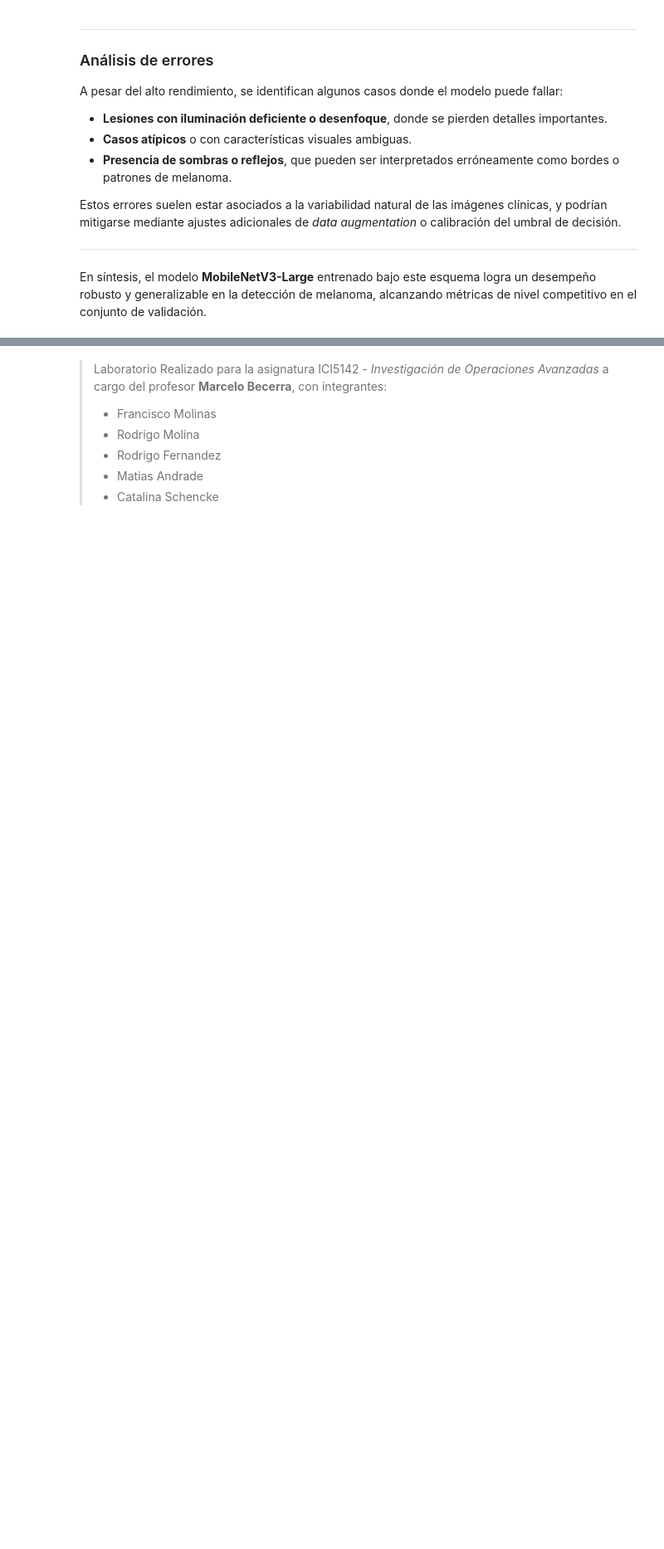
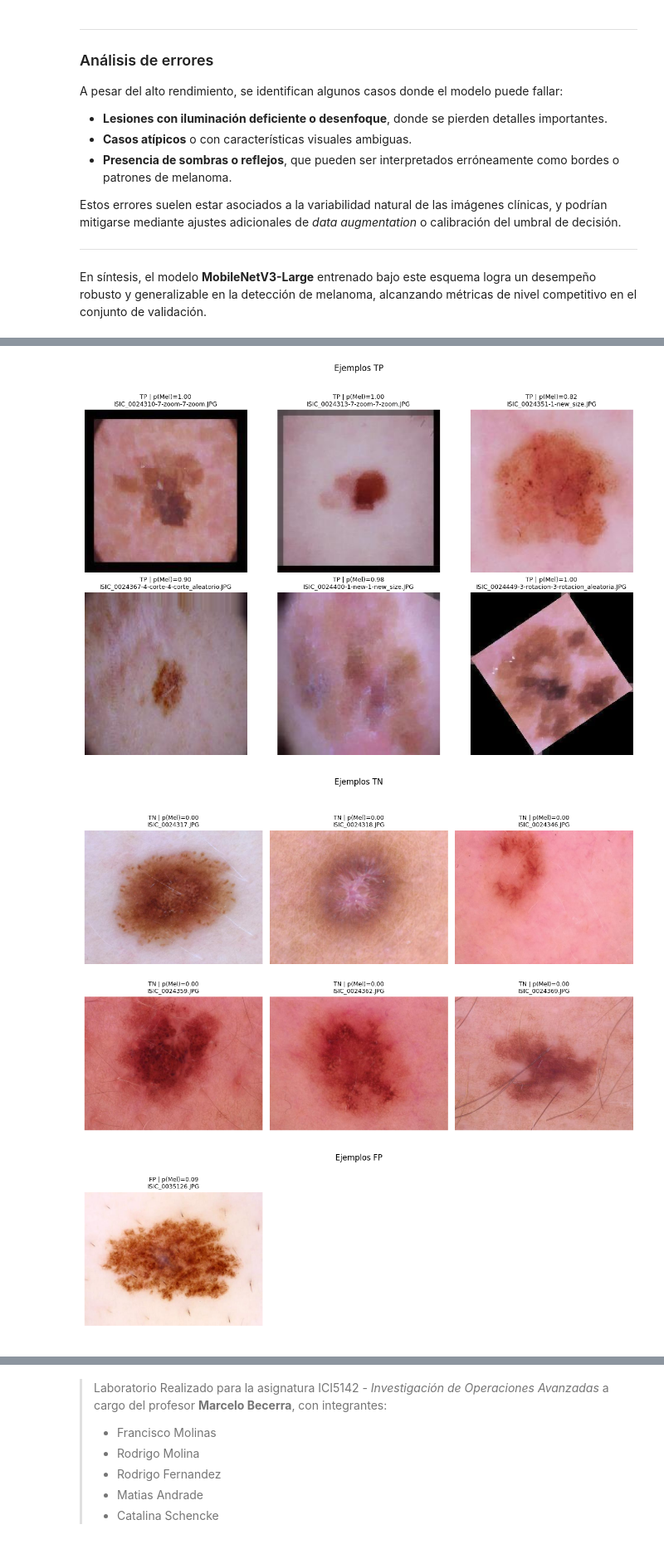
Before and after one commit to CatalinaSchencke/Lab1-IOA-2025, a Jupyter notebook: lab_1.ipynb, the cells around one changed output, grey strips where cells are left out. Shown at 83% size. Drawn from its saved outputs; the diff is of its cells as text; code cells hidden in the pictures; blank space fills up the shorter version.

```diff
--- a/lab_1.ipynb
+++ b/lab_1.ipynb
@@ -489,0 +689,55 @@ En síntesis, el modelo **MobileNetV3-Large** entrenado bajo este esquema logra
+# %%
+from PIL import Image
+import matplotlib.pyplot as plt
+from pathlib import Path
+import numpy as np
+import torch
+
+@torch.no_grad()
+def collect_examples(model, loader, device, thr, max_per_bucket=6):
+    """Recolecta rutas de ejemplos TP/TN/FP/FN en validación para visualización."""
+    model.eval()
+    buckets = {"TP":[], "TN":[], "FP":[], "FN":[]}
+    for xb, yb, paths in loader:
+        xb = xb.to(device).to(memory_format=torch.channels_last)
+        with torch.amp.autocast('cuda', enabled=(device.type=='cuda')):
+            pr = torch.sigmoid(model(xb)).squeeze(1).detach().cpu().numpy()
+        y  = yb.numpy()
+        for p,gt,pp in zip(paths, y, pr):
+            pred = 1 if pp >= thr else 0
+            if   gt==1 and pred==1 and len(buckets["TP"])<max_per_bucket: buckets["TP"].append((p, pp))
+            elif gt==0 and pred==0 and len(buckets["TN"])<max_per_bucket: buckets["TN"].append((p, pp))
+            elif gt==0 and pred==1 and len(buckets["FP"])<max_per_bucket: buckets["FP"].append((p, pp))
+            elif gt==1 and pred==0 and len(buckets["FN"])<max_per_bucket: buckets["FN"].append((p, pp))
+        if all(len(v)>=max_per_bucket for v in buckets.values()):
+            break
+    return buckets
+
+examples = collect_examples(model, val_dl, device, best_thr, max_per_bucket=6)
+
+def show_bucket(buckets, key, cols=3):
+    items = buckets.get(key, [])
+    if not items:
+        print(f"Sin ejemplos para {key}.")
+        return
+    n = len(items)
+    rows = (n + cols - 1) // cols
+    fig, axes = plt.subplots(rows, cols, figsize=(4*cols, 4*rows))
+    axes = np.array(axes).reshape(rows, cols)
+    for ax in axes.ravel(): ax.axis("off")
+    from pathlib import Path
+    for ax, (path, prob) in zip(axes.ravel(), items):
+        img = Image.open(path).convert("RGB")
+        ax.imshow(img)
+        ax.set_title(f"{key} | p(Mel)={prob:.2f}\n{Path(path).name}", fontsize=9)
+        ax.axis("off")
+    plt.suptitle(f"Ejemplos {key}", y=1.02)
+    plt.tight_layout()
+    plt.show()
+
+for bucket in ["TP","TN","FP","FN"]:
+    show_bucket(examples, bucket, cols=3)
+# %% [output]
+[figure, added]
+[figure, added]
+[figure, added]
```
Also changed, not shown: parts of 10 cells of this notebook.
